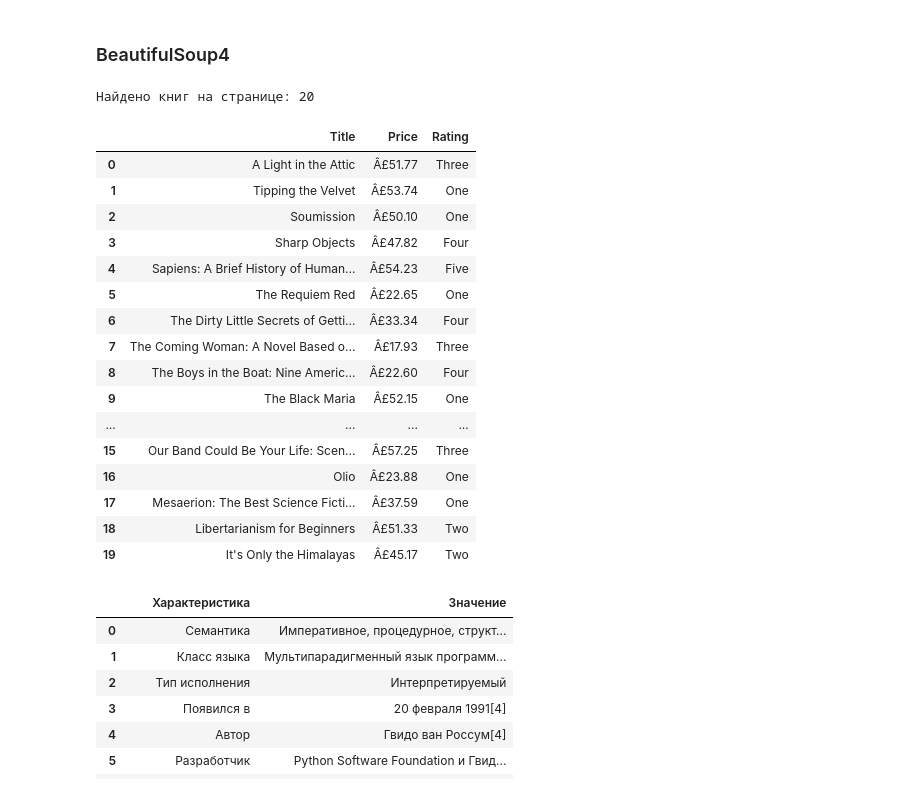
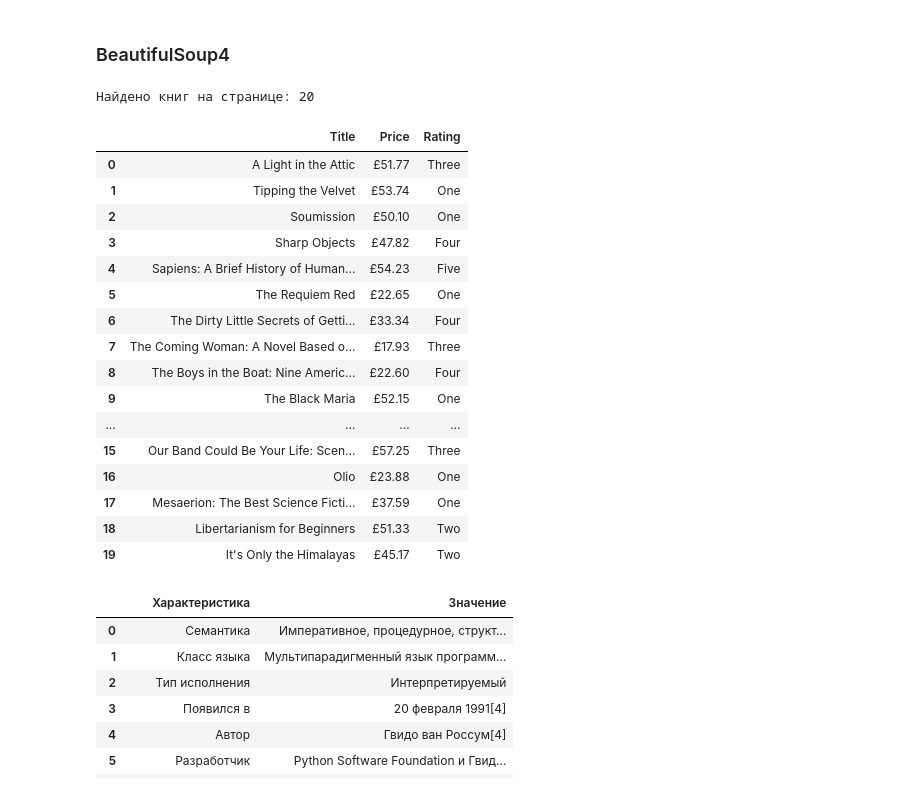
Before and after one commit to qazjean/practicum, a Jupyter notebook: pupupu.ipynb, the cells around one changed output. Drawn from its saved outputs; the diff is of its cells as text; code cells hidden in the pictures.

```diff
--- a/pupupu.ipynb
+++ b/pupupu.ipynb
@@ -501,6 +501,7 @@ import pandas as pd
 # --- ШАГ 1: Получение HTML ---
 url = 'http://books.toscrape.com/'
 response = requests.get(url)
+response.encoding = 'utf-8'
 soup = BeautifulSoup(response.text, 'html.parser')
 
 # --- ШАГ 2: Поиск общего контейнера ---
@@ -524,49 +525,49 @@ for book in all_books:
     # ▲▲▲ ВАШ КОД ЗДЕСЬ ▲▲▲
 
     # --- ЗАДАНИЕ B: Найти цену ---
     # Цена находится в теге <p> с классом 'price_color'.
     # ▼▼▼ ВАШ КОД ЗДЕСЬ ▼▼▼
     price = book.find('p', class_='price_color').text
     # ▲▲▲ ВАШ КОД ЗДЕСЬ ▲▲▲
 
     # --- ЗАДАНИЕ C: Найти рейтинг ---
     # Рейтинг находится в атрибуте 'class' у тега <p>, который начинается с 'star-rating'.
     # Например: <p class="star-rating Three">. Нам нужно извлечь слово 'Three'.
     # ▼▼▼ ВАШ КОД ЗДЕСЬ ▼▼▼
     rating_container = book.find('p', class_='star-rating')
     # Атрибут 'class' возвращает список классов, например, ['star-rating', 'Three']
     rating = rating_container['class'][1] # Берем второй элемент
     # ▲▲▲ ВАШ КОД ЗДЕСЬ ▲▲▲
 
     # Добавляем собранные данные в наш список
     books_data.append({
         'Title': title,
         'Price': price,
         'Rating': rating
     })
 
 # --- ШАГ 4: Вывод результата ---
 df = pd.DataFrame(books_data)
 display(df)
 # %% [output]
 Найдено книг на странице: 20
 |  | Title | Price | Rating |
-| 0 | A Light in the Attic | Â£51.77 | Three |
-| 1 | Tipping the Velvet | Â£53.74 | One |
-| 2 | Soumission | Â£50.10 | One |
-| 3 | Sharp Objects | Â£47.82 | Four |
-| 4 | Sapiens: A Brief History of Human... | Â£54.23 | Five |
-| 5 | The Requiem Red | Â£22.65 | One |
-| 6 | The Dirty Little Secrets of Getti... | Â£33.34 | Four |
-| 7 | The Coming Woman: A Novel Based o... | Â£17.93 | Three |
-| 8 | The Boys in the Boat: Nine Americ... | Â£22.60 | Four |
-| 9 | The Black Maria | Â£52.15 | One |
+| 0 | A Light in the Attic | £51.77 | Three |
+| 1 | Tipping the Velvet | £53.74 | One |
+| 2 | Soumission | £50.10 | One |
+| 3 | Sharp Objects | £47.82 | Four |
+| 4 | Sapiens: A Brief History of Human... | £54.23 | Five |
+| 5 | The Requiem Red | £22.65 | One |
+| 6 | The Dirty Little Secrets of Getti... | £33.34 | Four |
+| 7 | The Coming Woman: A Novel Based o... | £17.93 | Three |
+| 8 | The Boys in the Boat: Nine Americ... | £22.60 | Four |
+| 9 | The Black Maria | £52.15 | One |
 | ... | ... | ... | ... |
-| 15 | Our Band Could Be Your Life: Scen... | Â£57.25 | Three |
-| 16 | Olio | Â£23.88 | One |
-| 17 | Mesaerion: The Best Science Ficti... | Â£37.59 | One |
-| 18 | Libertarianism for Beginners | Â£51.33 | Two |
-| 19 | It's Only the Himalayas | Â£45.17 | Two |
+| 15 | Our Band Could Be Your Life: Scen... | £57.25 | Three |
+| 16 | Olio | £23.88 | One |
+| 17 | Mesaerion: The Best Science Ficti... | £37.59 | One |
+| 18 | Libertarianism for Beginners | £51.33 | Two |
+| 19 | It's Only the Himalayas | £45.17 | Two |
 # %%
 import requests
 from bs4 import BeautifulSoup
```
Also changed, not shown: parts of 6 cells of this notebook.
